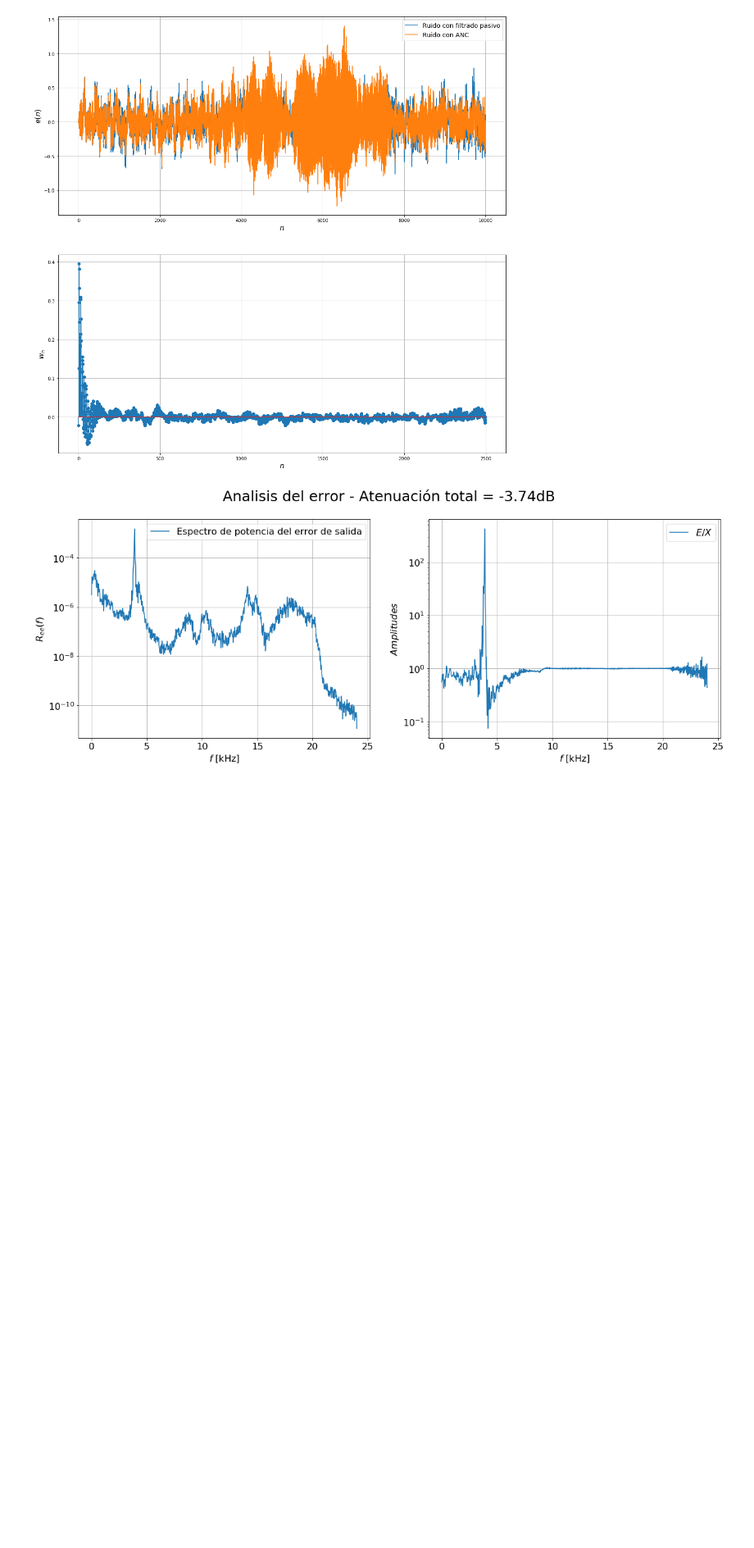
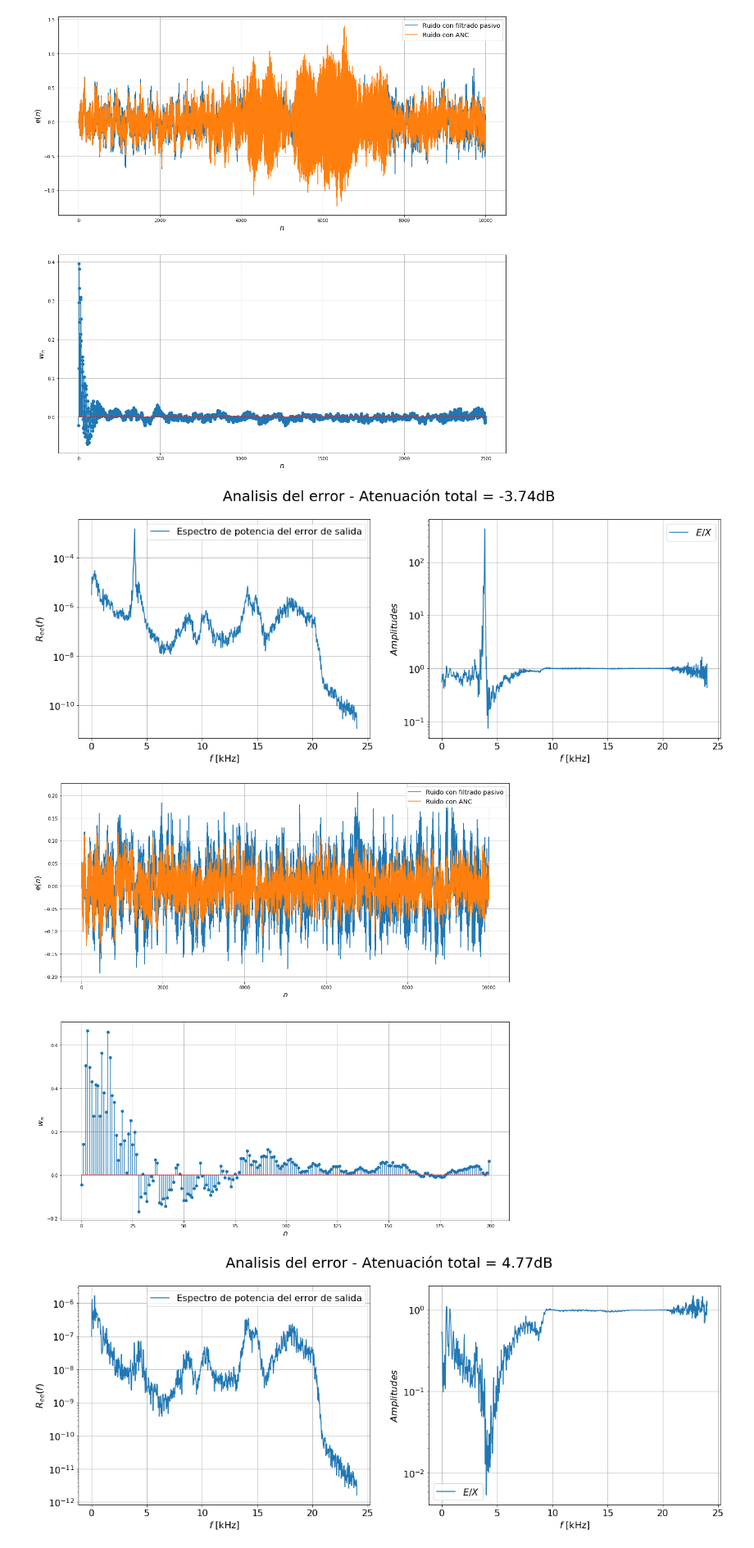
Before and after one commit to asp-image-dsp/asp-project-02, a Jupyter notebook: development/rls_secondary.ipynb, the cells around one changed output. Shown at 82% size. Cells and saved outputs as stored; diff of their text form; code cells hidden in the pictures; blank space fills up the shorter version.

Commit message:
Try with M=200 and 5M samples, took72 mins

```diff
--- a/development/rls_secondary.ipynb
+++ b/development/rls_secondary.ipynb
@@ -71,3 +71,22 @@ plot_helpers.plot_anc_results([headphone.d[:], e[:]], w, weight_plot='response')
 plot_helpers.plot_error_analysis(headphone.d[:], e[:], 48000, 'Analisis del error', a_weighting=False)
 # %% [output]
 [figure]
+# %%
+N = 10_000 # Quantity of samples used3 for the simulation
+x = np.random.normal(size=N) # Gaussian white noise
+x /= x.max()
+
+headphone = boseqc20_model.BoseQC20('../support/dataset/BoseQC20.json', secondary_enable=True, feedback_enable=True) # Create testbench model
+headphone.set_noise(x) # Load the noise samples for the simulation
+headphone.reset() # Reset the time instant
+
+forget = 0.05
+order = 200
+e, w = anc_secondary.anc_primary_secondary_rls(headphone, headphone.g, order=order, forget=forget, delta=np.var(headphone.xp) * (1 - forget), force_hermitian=True)
+
+# Plot the ANC results
+plot_helpers.plot_anc_results([headphone.d, e], w, weight_plot='response')
+plot_helpers.plot_error_analysis(headphone.d[:], e[:], 48000, 'Analisis del error', a_weighting=False)
+# %% [output]
+[figure, added]
+[figure, added]
```
Also changed, not shown: parts of 1 cell of this notebook.
